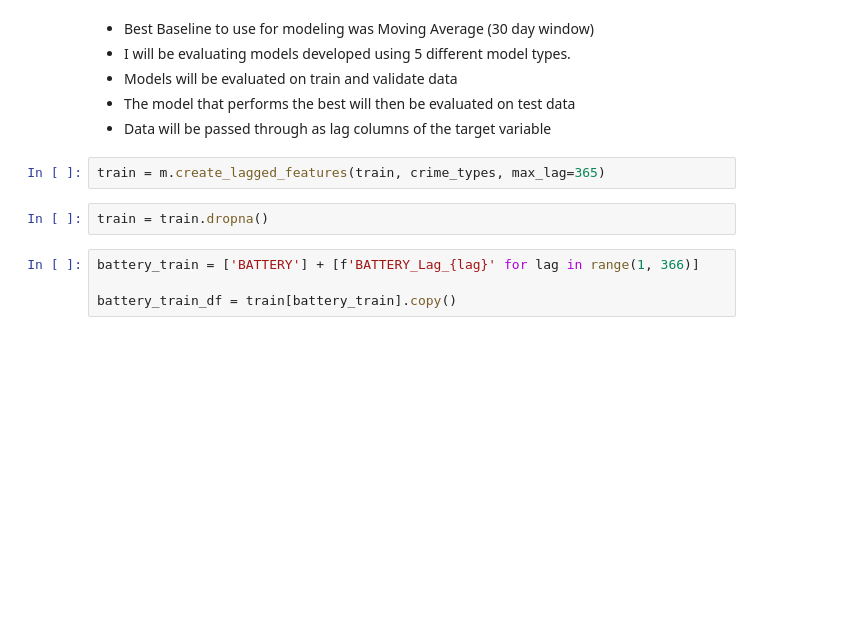
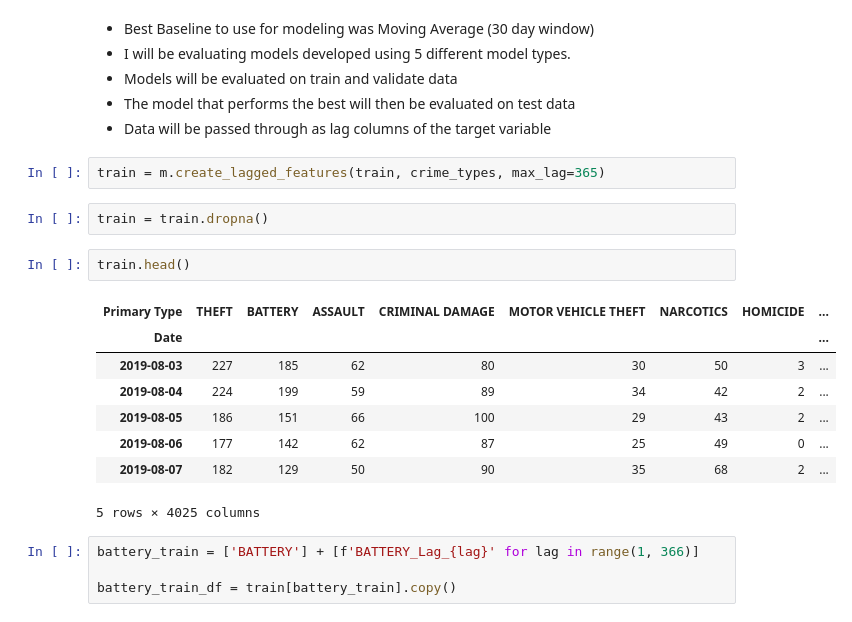
Before and after one commit to JonathanTWare/individual_project, a Jupyter notebook: crime_final_report.ipynb, the cells around one changed output. Cells and saved outputs as stored; diff of their text form; blank space fills up the shorter version.

```diff
--- a/crime_final_report.ipynb
+++ b/crime_final_report.ipynb
@@ -127,6 +156,17 @@ Assault, battery and criminal damages all seem to have some kind of correlation
 train = m.create_lagged_features(train, crime_types, max_lag=365)
 # %%
 train = train.dropna()
+# %%
+train.head()
+# %% [output]
+| Primary Type | THEFT | BATTERY | ASSAULT | CRIMINAL DAMAGE | MOTOR VEHICLE THEFT | NARCOTICS | HOMICIDE | ... |
+| Date |  |  |  |  |  |  |  | ... |
+| 2019-08-03 | 227 | 185 | 62 | 80 | 30 | 50 | 3 | ... |
+| 2019-08-04 | 224 | 199 | 59 | 89 | 34 | 42 | 2 | ... |
+| 2019-08-05 | 186 | 151 | 66 | 100 | 29 | 43 | 2 | ... |
+| 2019-08-06 | 177 | 142 | 62 | 87 | 25 | 49 | 0 | ... |
+| 2019-08-07 | 182 | 129 | 50 | 90 | 35 | 68 | 2 | ... |
+5 rows × 4025 columns
 # %%
 battery_train = ['BATTERY'] + [f'BATTERY_Lag_{lag}' for lag in range(1, 366)]
 
```
Also changed, not shown: parts of 9 cells of this notebook.
